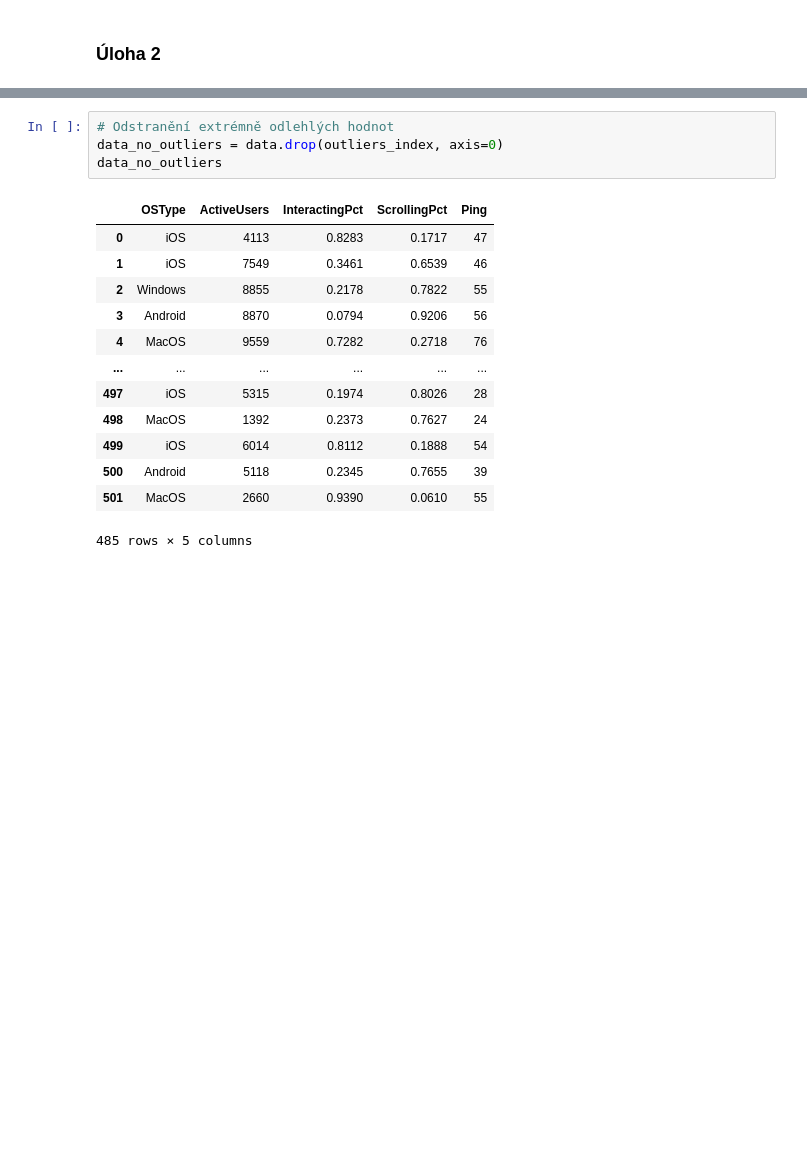
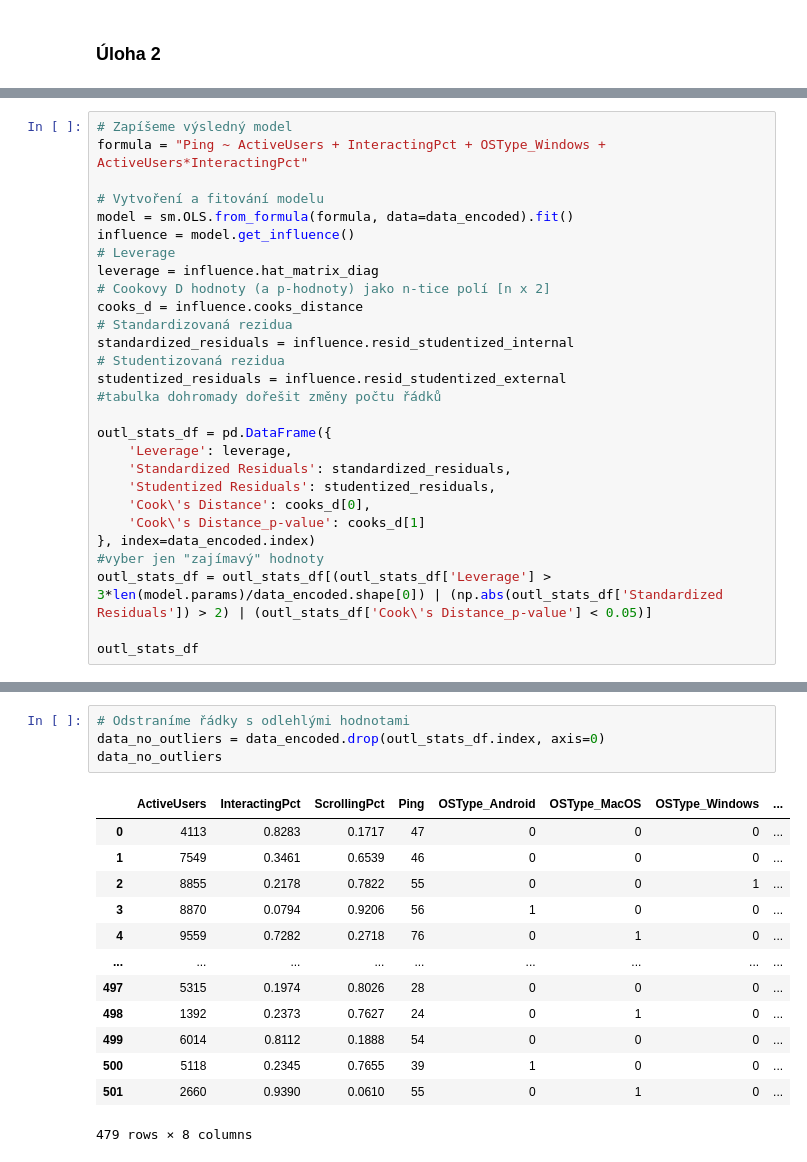
Before and after one commit to FITlifeSADGE/MSP, a Jupyter notebook: proj2/MSP.ipynb, the cells around one changed output, grey strips where cells are left out. Saved outputs shown, nothing was run; the diff lists cells and outputs as text; blank space fills up the shorter version.

```diff
--- a/proj2/MSP.ipynb
+++ b/proj2/MSP.ipynb
@@ -282,0 +620,28 @@ data.iloc[outliers_index]
+# %%
+# Zapíšeme výsledný model
+formula = "Ping ~ ActiveUsers + InteractingPct + OSType_Windows +  ActiveUsers*InteractingPct"
+
+# Vytvoření a fitování modelu
+model = sm.OLS.from_formula(formula, data=data_encoded).fit()
+influence = model.get_influence()
+# Leverage
+leverage = influence.hat_matrix_diag
+# Cookovy D hodnoty (a p-hodnoty) jako n-tice polí [n x 2]
+cooks_d = influence.cooks_distance
+# Standardizovaná rezidua
+standardized_residuals = influence.resid_studentized_internal
+# Studentizovaná rezidua
+studentized_residuals = influence.resid_studentized_external
+#tabulka dohromady dořešit změny počtu řádků
+
+outl_stats_df = pd.DataFrame({
+    'Leverage': leverage,
+    'Standardized Residuals': standardized_residuals,
+    'Studentized Residuals': studentized_residuals,
+    'Cook\'s Distance': cooks_d[0],
+    'Cook\'s Distance_p-value': cooks_d[1]
+}, index=data_encoded.index)
+#vyber jen "zajímavý" hodnoty
+outl_stats_df = outl_stats_df[(outl_stats_df['Leverage'] > 3*len(model.params)/data_encoded.shape[0]) | (np.abs(outl_stats_df['Standardized Residuals']) > 2) | (outl_stats_df['Cook\'s Distance_p-value'] < 0.05)]
+
+outl_stats_df
@@ -283,19 +666,19 @@ data.iloc[outliers_index]
 # %%
-# Odstranění extrémně odlehlých hodnot
-data_no_outliers = data.drop(outliers_index, axis=0)
+# Odstraníme řádky s odlehlými hodnotami
+data_no_outliers = data_encoded.drop(outl_stats_df.index, axis=0)
 data_no_outliers
 # %% [output]
-|  | OSType | ActiveUsers | InteractingPct | ScrollingPct | Ping |
-| 0 | iOS | 4113 | 0.8283 | 0.1717 | 47 |
-| 1 | iOS | 7549 | 0.3461 | 0.6539 | 46 |
-| 2 | Windows | 8855 | 0.2178 | 0.7822 | 55 |
-| 3 | Android | 8870 | 0.0794 | 0.9206 | 56 |
-| 4 | MacOS | 9559 | 0.7282 | 0.2718 | 76 |
-| ... | ... | ... | ... | ... | ... |
-| 497 | iOS | 5315 | 0.1974 | 0.8026 | 28 |
-| 498 | MacOS | 1392 | 0.2373 | 0.7627 | 24 |
-| 499 | iOS | 6014 | 0.8112 | 0.1888 | 54 |
-| 500 | Android | 5118 | 0.2345 | 0.7655 | 39 |
-| 501 | MacOS | 2660 | 0.9390 | 0.0610 | 55 |
+|  | ActiveUsers | InteractingPct | ScrollingPct | Ping | OSType_Android | OSType_MacOS | OSType_Windows | ... |
+| 0 | 4113 | 0.8283 | 0.1717 | 47 | 0 | 0 | 0 | ... |
+| 1 | 7549 | 0.3461 | 0.6539 | 46 | 0 | 0 | 0 | ... |
+| 2 | 8855 | 0.2178 | 0.7822 | 55 | 0 | 0 | 1 | ... |
+| 3 | 8870 | 0.0794 | 0.9206 | 56 | 1 | 0 | 0 | ... |
+| 4 | 9559 | 0.7282 | 0.2718 | 76 | 0 | 1 | 0 | ... |
+| ... | ... | ... | ... | ... | ... | ... | ... | ... |
+| 497 | 5315 | 0.1974 | 0.8026 | 28 | 0 | 0 | 0 | ... |
+| 498 | 1392 | 0.2373 | 0.7627 | 24 | 0 | 1 | 0 | ... |
+| 499 | 6014 | 0.8112 | 0.1888 | 54 | 0 | 0 | 0 | ... |
+| 500 | 5118 | 0.2345 | 0.7655 | 39 | 1 | 0 | 0 | ... |
+| 501 | 2660 | 0.9390 | 0.0610 | 55 | 0 | 1 | 0 | ... |
-485 rows × 5 columns
+479 rows × 8 columns
 # %%
```
Also changed, not shown: parts of 42 cells of this notebook.
